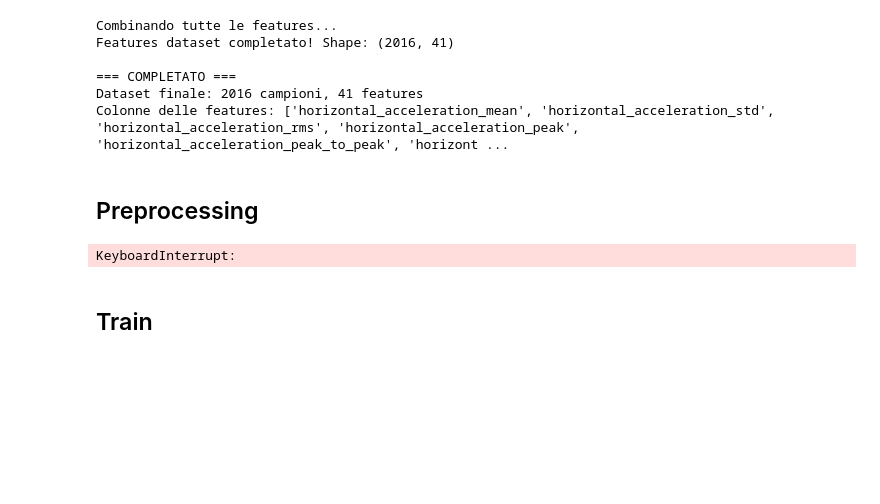
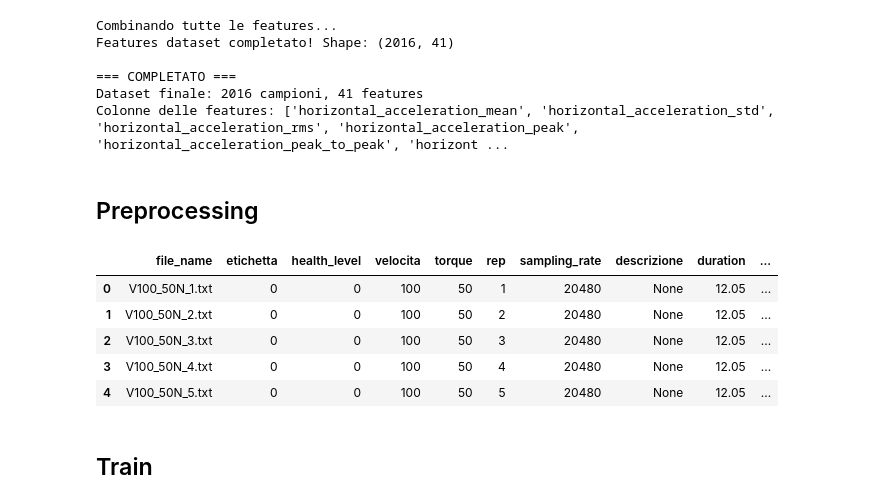
Before and after one commit to Andreavisi1/Challenge_B1_PHM_North_America_2023, a Jupyter notebook: notebooks/train.ipynb, the cells around one changed output. Saved outputs shown, nothing was run; the diff lists cells and outputs as text; code cells hidden in the pictures; blank space fills up the shorter version.

```diff
--- a/notebooks/train.ipynb
+++ b/notebooks/train.ipynb
@@ -1,7 +1,7 @@
 # %%
 # Converts relative paths to absolute ones
-ROOT_TRAIN_DATA_FOLDER ='../data/raw/Data_Challenge_PHM2023_training_data'
-ROOT_VAL_DATA_FOLDER = 'data/raw/B - PHM America 2023 - Dataset/Data_Challenge_PHM2023_test_data'
+ROOT_TRAIN_DATA_FOLDER ='../data/raw/B - PHM America 2023 - Dataset/Data_Challenge_PHM2023_training_data'
+ROOT_VAL_DATA_FOLDER = '../data/raw/B - PHM America 2023 - Dataset/Data_Challenge_PHM2023_test_data'
 # %%
 import pandas as pd
 import numpy as np
@@ -267,6 +267,8 @@ def preprocess_and_resample(signal, fs=20480, target_length=61440, cutoff=5000,
     """
     Filtra e fa il resample di un segnale ad una lunghezza fissa.
     """
+    if len(signal) == target_length:
+        return signal
     filtered = butter_lowpass_filter(signal, cutoff, fs, order=filter_order)
     return resample(filtered, target_length)
 # %%
@@ -314,10 +316,15 @@ def preprocess_vibration_dataframe(df, target_length=61440, cutoff=5000):
 
     return pd.DataFrame(processed_records)
 # %%
-df = preprocess_vibration_dataframe(df)
-df.head
+df_preprocessed = preprocess_vibration_dataframe(df)
+df_preprocessed.head()
 # %% [output]
-KeyboardInterrupt:
+|  | file_name | etichetta | health_level | velocita | torque | rep | sampling_rate | descrizione | duration | ... |
+| 0 | V100_50N_1.txt | 0 | 0 | 100 | 50 | 1 | 20480 | None | 12.05 | ... |
+| 1 | V100_50N_2.txt | 0 | 0 | 100 | 50 | 2 | 20480 | None | 12.05 | ... |
+| 2 | V100_50N_3.txt | 0 | 0 | 100 | 50 | 3 | 20480 | None | 12.05 | ... |
+| 3 | V100_50N_4.txt | 0 | 0 | 100 | 50 | 4 | 20480 | None | 12.05 | ... |
+| 4 | V100_50N_5.txt | 0 | 0 | 100 | 50 | 5 | 20480 | None | 12.05 | ... |
 # %% [markdown]
 ## Train
 # %%
```
Also changed, not shown: parts of 3 cells of this notebook.
